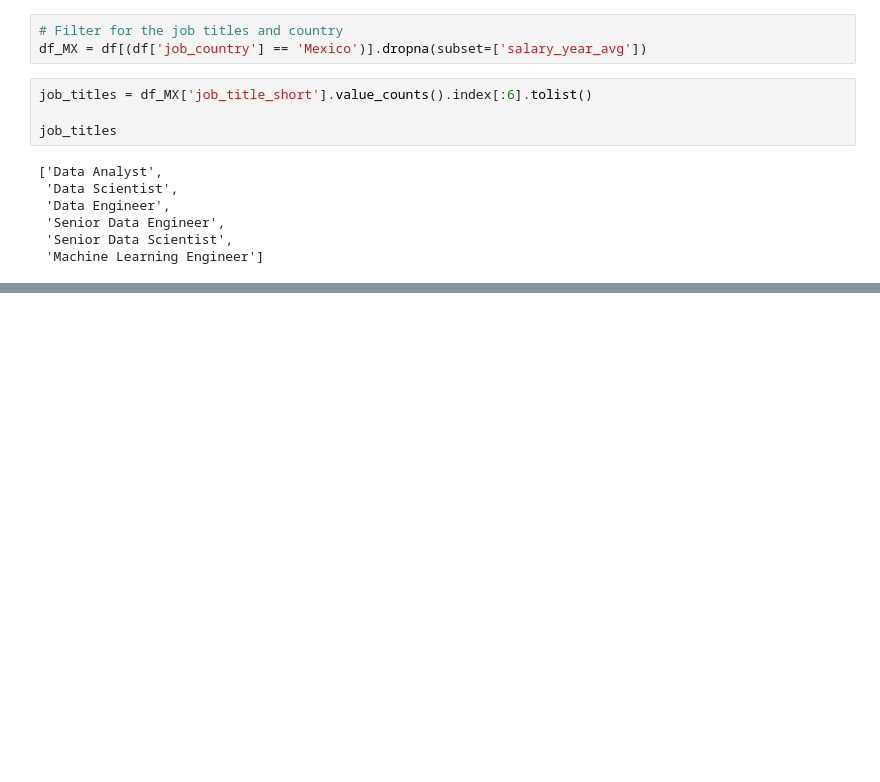
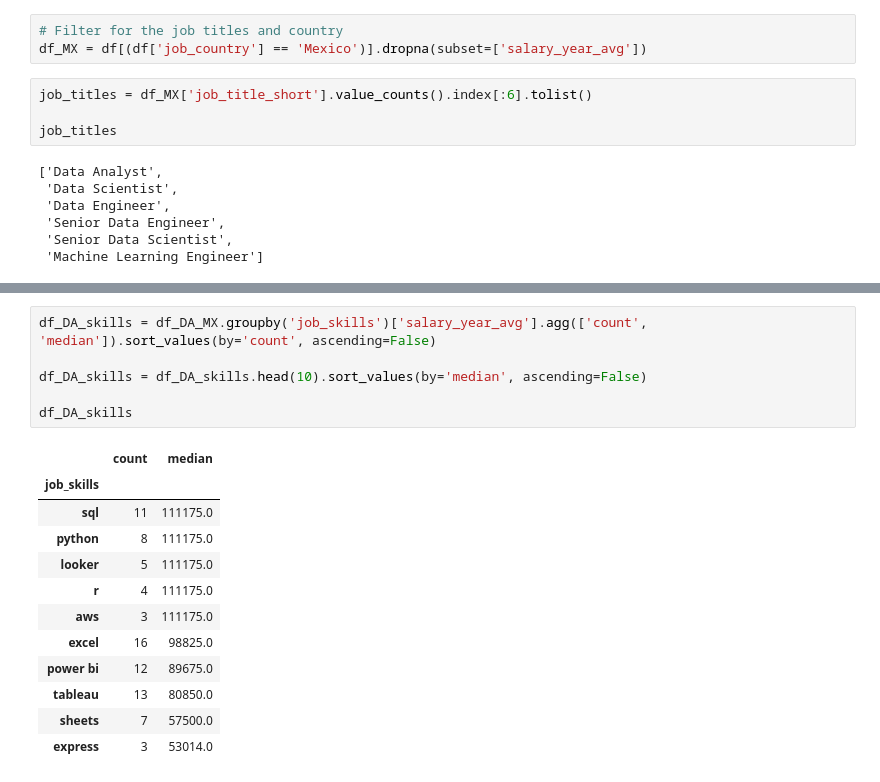
Before and after one commit to yanisg96/Python_Data_Project_1, a Jupyter notebook: 3_Project/4_Salary_Analysis.ipynb, the cells around one changed output, grey strips where cells are left out. Cells and saved outputs as stored; diff of their text form; blank space fills up the shorter version.

```diff
--- a/3_Project/4_Salary_Analysis.ipynb
+++ b/3_Project/4_Salary_Analysis.ipynb
@@ -37,0 +102,19 @@ job_titles
+# %%
+df_DA_skills = df_DA_MX.groupby('job_skills')['salary_year_avg'].agg(['count', 'median']).sort_values(by='count', ascending=False)
+
+df_DA_skills = df_DA_skills.head(10).sort_values(by='median', ascending=False)
+
+df_DA_skills
+# %% [output]
+|  | count | median |
+| job_skills |  |  |
+| sql | 11 | 111175.0 |
+| python | 8 | 111175.0 |
+| looker | 5 | 111175.0 |
+| r | 4 | 111175.0 |
+| aws | 3 | 111175.0 |
+| excel | 16 | 98825.0 |
+| power bi | 12 | 89675.0 |
+| tableau | 13 | 80850.0 |
+| sheets | 7 | 57500.0 |
+| express | 3 | 53014.0 |
```
Also changed, not shown: parts of 9 cells of this notebook, 3 other files.
